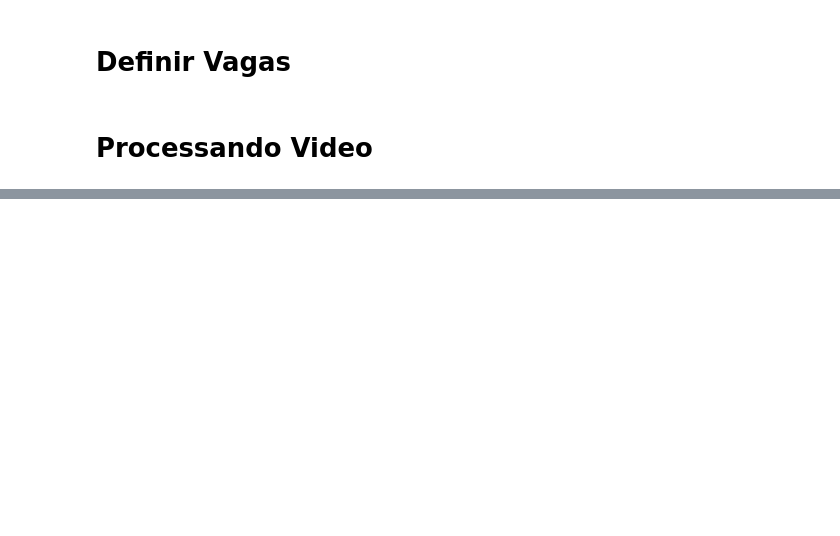
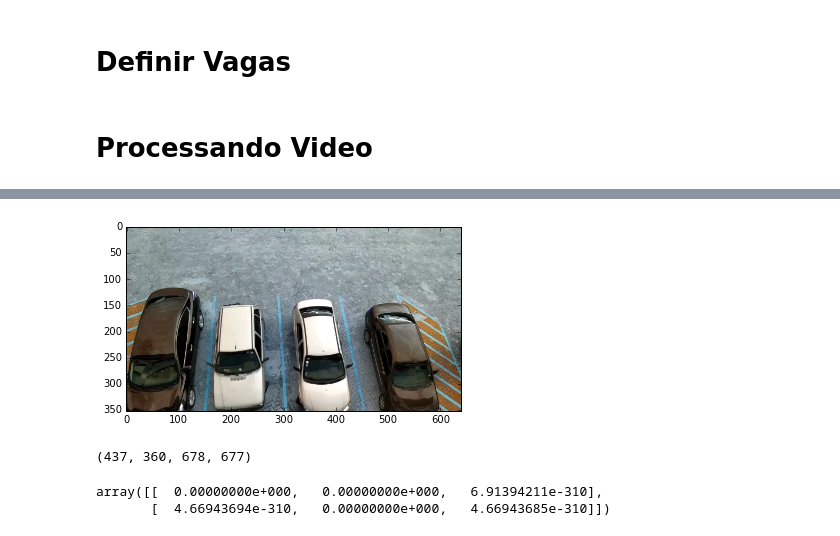
Before and after one commit to levimmartins/ComputacaoGrafica, a Jupyter notebook: ProjetoFinal.ipynb, the cells around one changed output, grey strips where cells are left out. Saved outputs shown, nothing was run; the diff lists cells and outputs as text; code cells hidden in the pictures; blank space fills up the shorter version.

```diff
--- a/ProjetoFinal.ipynb
+++ b/ProjetoFinal.ipynb
@@ -99,6 +90,28 @@ cv2.destroyAllWindows()
 len(vagas)
 #Para cada vaga definir estado inicial False = Livre
 parking_status = [False]*len(vagas)
+# %%
+parking_contours = []
+parking_bounding_rects = []
+parking_mask = []
+for ind in range(0, len(vagas)):
+    points = np.array([(vagas[ind].x1, vagas[ind].y1, vagas[ind].x1, vagas[ind].y2)] )
+    ctr = np.array(points).reshape((-1,1,2)).astype(np.int32)
+    rect = cv2.boundingRect(ctr)
+    points_shifted = points.copy()
+    points_shifted[:,0] = points[:,0] - rect[0] # shift contour to roi
+    points_shifted[:,1] = points[:,1] - rect[1]
+    parking_contours.append(ctr)
+    parking_bounding_rects.append(rect)
+    points_shifted = np.array(points_shifted).reshape((-1,1,2)).astype(np.int32)
+    mask = cv2.drawContours(np.zeros((rect[3], rect[2]), dtype=np.uint8), points_shifted, contourIdx=-1, color=255, thickness=-1, lineType=cv2.LINE_8)
+    mask = mask==255
+    parking_mask.append(mask)
+
+parking_status = [False]*len(vagas)
+parking_buffer = [None]*len(vagas)
+
+#ctr = np.array(points).reshape((-1,1,2)).astype(np.int32)
 # %% [markdown]
  # Processando Video
 # %%
@@ -158 +302,27 @@ IndentationError: unexpected indent (<ipython-input-13-3b504346a594>, line 30)
+# %%
+cap = cv2.VideoCapture(nomeVideo)
+ret, frame = cap.read()
+frame_out = frame.copy()
+#Registrar no Video Vagas do Estacionamento
+for ind in range(0, len(vagas)):
+    points = np.array([(vagas[ind].x1, vagas[ind].y1, vagas[ind].x1, vagas[ind].y2)])
+    ctr = np.array(points).reshape((-1,1,2)).astype(np.int32)
+    #points = np.array(park)
+    if parking_status[ind]:
+        color = (0,255,0)
+    #    spot = spot+1
+    else:
+        color = (0,0,255)
+    #    occupied = occupied+1
+    frame_out= cv2.drawContours(frame_out, [ctr], contourIdx=-1, color=color, thickness=3, lineType=cv2.LINE_8)
+   #cv2.rectangle(frame_out, refPt[0], refPt[1] , (0, 255, 0), 2)
+    plt.imshow(frame_out)
+
+    plt.show()
+# %% [output]
+[figure, added]
+# %%
+refPt[0][0], refPt[0][1], refPt[1][0], refPt[1][1]
+# %% [output]
+(437, 360, 678, 677)
 # %%
@@ -183,0 +381,5 @@ for ind in range(0, len(vagas)):
+# %%
+x
+# %% [output]
+array([[  0.00000000e+000,   0.00000000e+000,   6.91394211e-310],
+       [  4.66943694e-310,   0.00000000e+000,   4.66943685e-310]])
```
Also changed, not shown: parts of 8 cells of this notebook, 3 other files.
